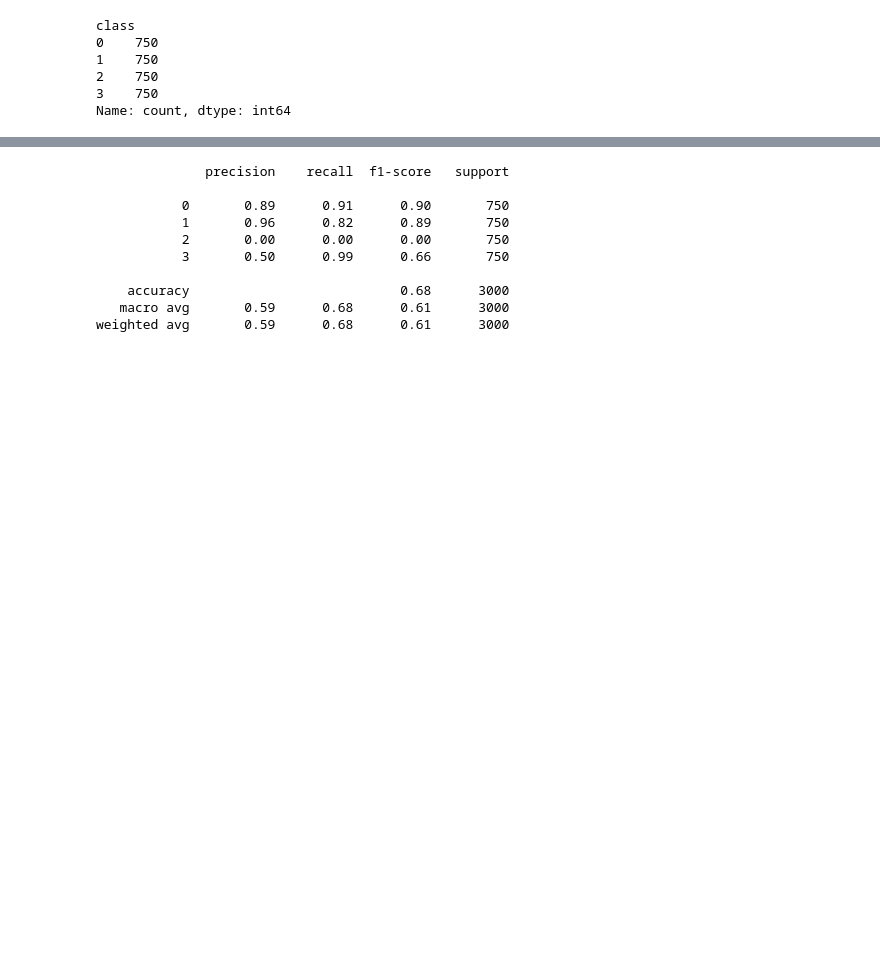
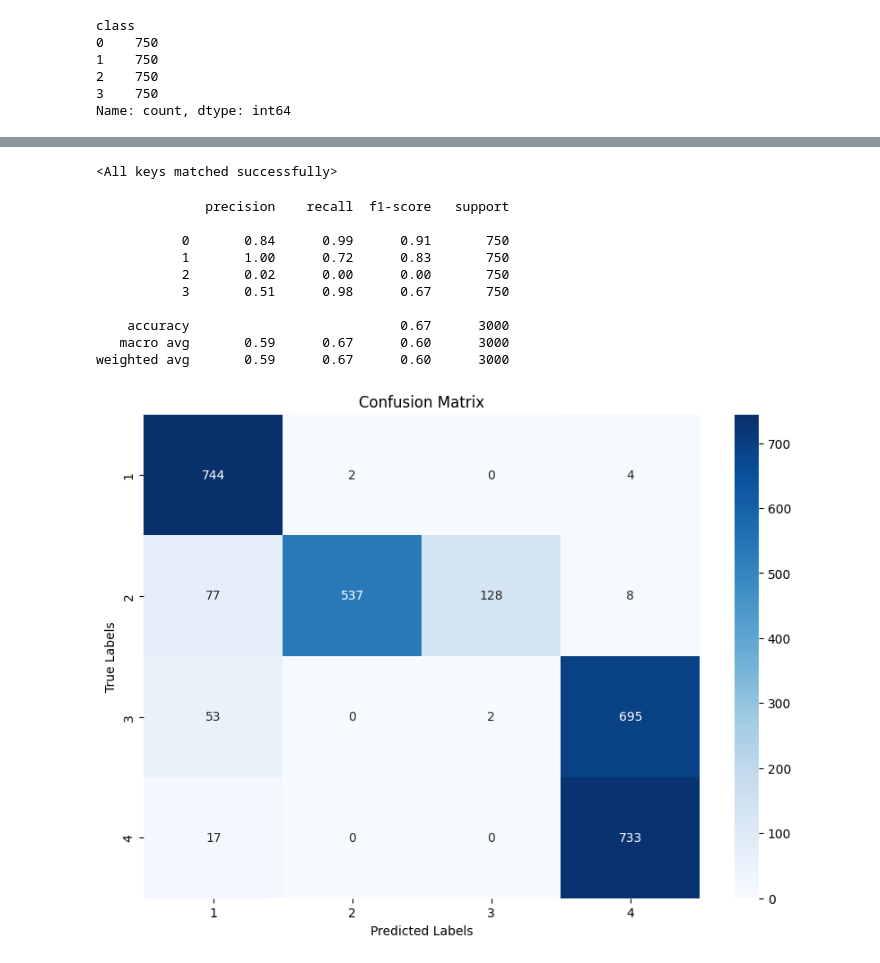
Before and after one commit to wengYing227/Labeled-Unreliable-News, a Jupyter notebook: BERT/BERT.ipynb, the cells around one changed output, grey strips where cells are left out. Cells and saved outputs as stored; diff of their text form; code cells hidden in the pictures; blank space fills up the shorter version.

```diff
--- a/BERT/BERT.ipynb
+++ b/BERT/BERT.ipynb
@@ -21,7 +21,7 @@ train_df = pd.read_csv('/content/drive/MyDrive/fulltrain.csv', header = None, na
 test_df = pd.read_csv('/content/drive/MyDrive/balancedtest.csv', header = None, names=['class','text'])
 # %%
 # Setting up variables
-MAX_LEN = 256
+MAX_LEN = 512
 TRAIN_BATCH_SIZE = 16
 VALID_BATCH_SIZE = 8
 EPOCHS = 1
@@ -113,7 +112,7 @@ class BERTClass(torch.nn.Module):
     def __init__(self):
         super(BERTClass, self).__init__()
         self.l1 = transformers.BertModel.from_pretrained('bert-base-cased')
-        self.l2 = torch.nn.Dropout(0.1)
+        self.l2 = torch.nn.Dropout(0.3)
         self.l3 = torch.nn.Linear(768, 4)
 
     def forward(self, ids, mask, token_type_ids):
@@ -191,3 +189,8 @@ torch.save(model.state_dict(), '/content/drive/MyDrive/model_weights.pth')
+# %%
+#if loading model
+model.load_state_dict(torch.load('/content/drive/MyDrive/model_weights10.pth', map_location='cuda:0'))
+# %% [output]
+<All keys matched successfully>
 # %%
 model.eval()  # Set the model to evaluation mode
 
@@ -211,11 +214,27 @@ print(classification_report(true_labels, predictions))
 # %% [output]
               precision    recall  f1-score   support
 
-           0       0.89      0.91      0.90       750
-           1       0.96      0.82      0.89       750
-           2       0.00      0.00      0.00       750
-           3       0.50      0.99      0.66       750
+           0       0.84      0.99      0.91       750
+           1       1.00      0.72      0.83       750
+           2       0.02      0.00      0.00       750
+           3       0.51      0.98      0.67       750
 
-    accuracy                           0.68      3000
-   macro avg       0.59      0.68      0.61      3000
-weighted avg       0.59      0.68      0.61      3000
+    accuracy                           0.67      3000
+   macro avg       0.59      0.67      0.60      3000
+weighted avg       0.59      0.67      0.60      3000
+# %%
+from sklearn.metrics import confusion_matrix
+matrix = confusion_matrix(true_labels, predictions)
+
+import matplotlib.pyplot as plt
+import seaborn as sns
+
+# Assuming the confusion matrix `matrix` is already computed
+plt.figure(figsize=(10, 7))
+sns.heatmap(matrix, annot=True, fmt='d', cmap='Blues', xticklabels=[1, 2, 3, 4], yticklabels=[1, 2, 3, 4])
+plt.xlabel('Predicted Labels')
+plt.ylabel('True Labels')
+plt.title('Confusion Matrix')
+plt.show()
+# %% [output]
+[figure, added]
```
Also changed, not shown: parts of 6 cells of this notebook.
